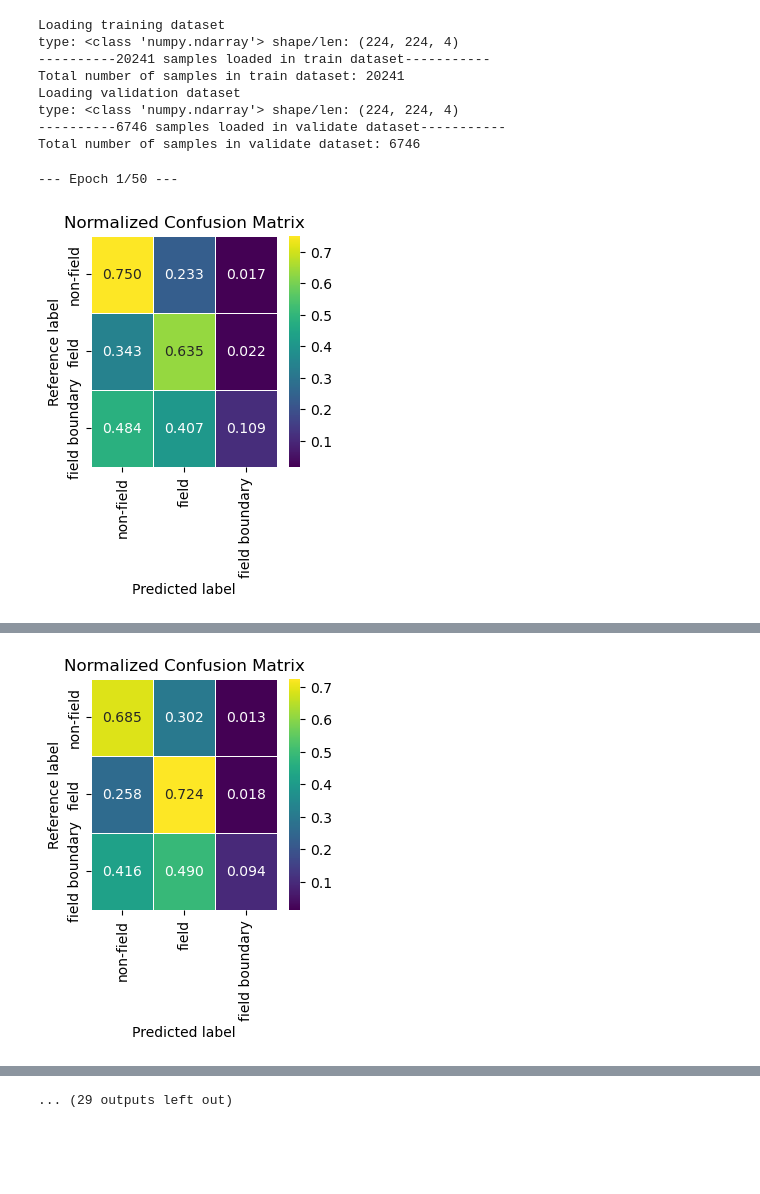
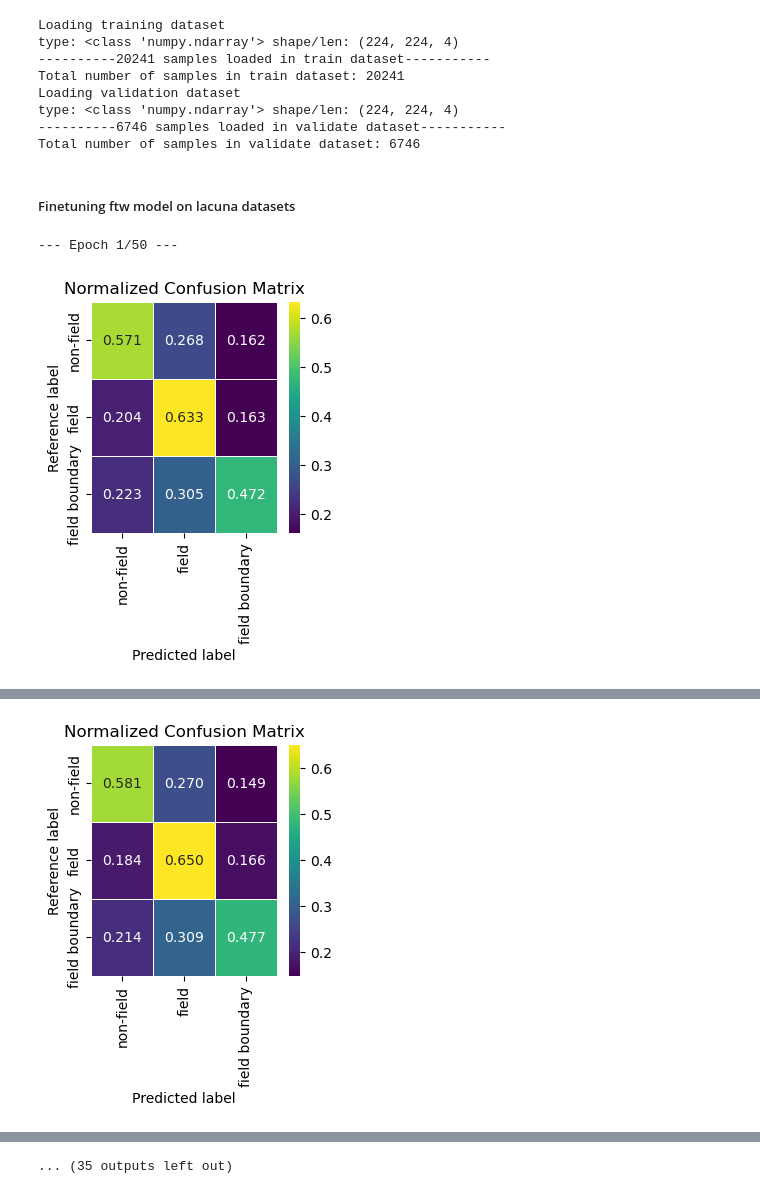
Before and after one commit to Ruphai/ftwfieldmapper, a Jupyter notebook: ftw_finetuning.ipynb, the cells around one changed output, grey strips where cells are left out. Cells and saved outputs as stored; diff of their text form; code cells hidden in the pictures; blank space fills up the shorter version.

Commit message:
add tversky loss to finetuning

```diff
--- a/ftw_finetuning.ipynb
+++ b/ftw_finetuning.ipynb
@@ -235,3 +170,5 @@ Total number of samples in validate dataset: 6746
+# %% [markdown]
+##### Finetuning ftw model on lacuna datasets
 # %%
 import torch
 import torch.nn as nn
@@ -246,37 +183,38 @@ import numpy as np
 import segmentation_models_pytorch as smp
 from src.lacuna.evaluate import evaluate
 from src.lacuna.datatorch import ImageData
+from src.lacuna.losses import tversky_focal
 
 
-# Define loss (Dice Loss + CrossEntropy Loss)
-class DiceCrossEntropyLoss(nn.Module):
-    def __init__(self, weight_dice=0.5, weight_ce=0.5):
-        super().__init__()
-        self.dice_loss = smp.losses.DiceLoss(mode='multiclass')
-        self.ce_loss = nn.CrossEntropyLoss()
-        self.weight_dice = weight_dice
-        self.weight_ce = weight_ce
+# # Define loss (Dice Loss + CrossEntropy Loss)
+# class DiceCrossEntropyLoss(nn.Module):
+#     def __init__(self, weight_dice=0.5, weight_ce=0.5):
+#         super().__init__()
+#         self.dice_loss = smp.losses.DiceLoss(mode='multiclass')
+#         self.ce_loss = nn.CrossEntropyLoss()
+#         self.weight_dice = weight_dice
+#         self.weight_ce = weight_ce
 
-    def forward(self, preds, targets):
-        dice = self.dice_loss(preds, targets)
-        ce = self.ce_loss(preds, targets)
-        return self.weight_dice * dice + self.weight_ce * ce
+#     def forward(self, preds, targets):
+#         dice = self.dice_loss(preds, targets)
+#         ce = self.ce_loss(preds, targets)
+#         return self.weight_dice * dice + self.weight_ce * ce
 
-criterion = DiceCrossEntropyLoss()
+criterion = tversky_focal.LocallyWeightedTverskyFocalLoss()
 
 # Optimizer and Scheduler
 optimizer = optim.Adam(model.parameters(), lr=params_train["learning_rate_init"])
-scheduler = ReduceLROnPlateau(optimizer, mode="min", patience=5, verbose=True)
+scheduler = ReduceLROnPlateau(optimizer, mode="min", patience=10, verbose=True)
 
 # Paths
 num_epochs = params_train["epoch"]
 early_stopping_patience = params_train.get("early_stopping_patience", 10)
-checkpoint_dir = params_train.get("model_out_dir", "./checkpoints")
+checkpoint_dir = params_train.get("model_out_dir/", "./checkpoints")
 metrics_log_file = os.path.join(checkpoint_dir, "training_metrics.csv")
 os.makedirs(checkpoint_dir, exist_ok=True)
 
 # Class Mapping for evaluation
-class_mapping = params_train["class_mapping"]  # Must be a dict like {0: "classA", 1: "classB", ...}
+class_mapping = params_train["class_mapping"]
 
 # Training
 best_val_loss = float("inf")
@@ -349,7 +287,7 @@ for epoch in range(1, num_epochs + 1):
     if val_loss < best_val_loss:
         best_val_loss = val_loss
         early_stopping_counter = 0
-        checkpoint_path = os.path.join(checkpoint_dir, f"best_model_epoch{epoch}.pth")
+        checkpoint_path = os.path.join(checkpoint_dir, f"best_model.pth")
         torch.save(model.state_dict(), checkpoint_path)
         print(f"  → New best model saved to {checkpoint_path}")
     else:
@@ -366,4 +304,4 @@ metrics_df.to_csv(metrics_log_file, index=False)
 print(f"\nAll training metrics saved to {metrics_log_file}")
 # %% [output]
 --- Epoch 1/50 ---
-[figure, old version]
+[figure, new version]
@@ -372,3 +310,3 @@ Train Loss: 0.6067 | Val Loss: 0.6574 | OA: 0.6601 | mIoU: 0.3719
 
 --- Epoch 2/50 ---
-[figure, old version]
+[figure, new version]
@@ -395 +333 @@ Train Loss: 0.5881 | Val Loss: 0.6686 | OA: 0.6592 | mIoU: 0.3610
-... (29 outputs left out)
+... (35 outputs left out)
```
Also changed, not shown: parts of 15 cells of this notebook, 1 other file.
